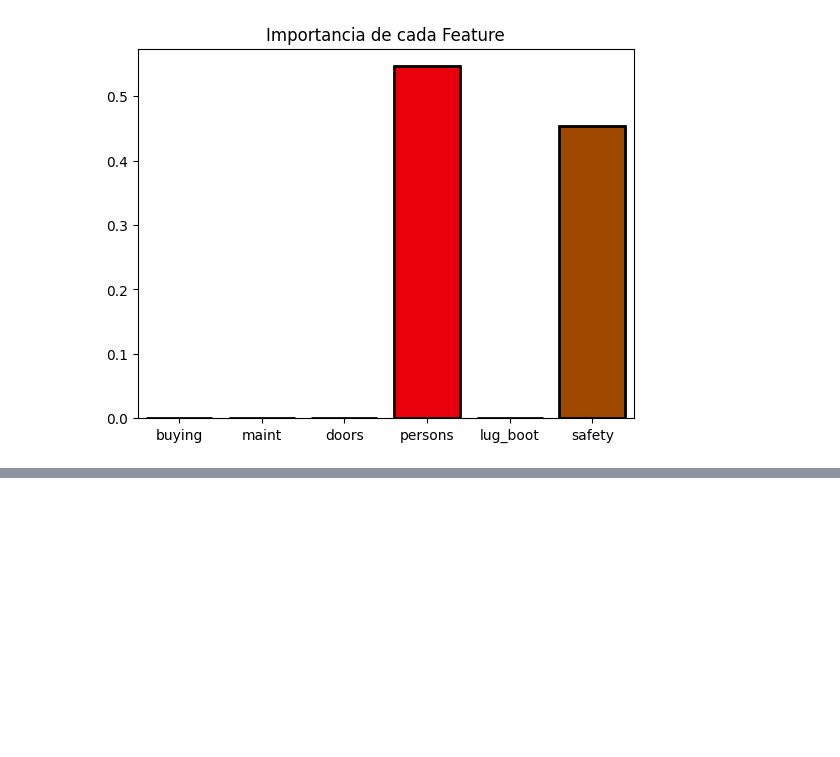
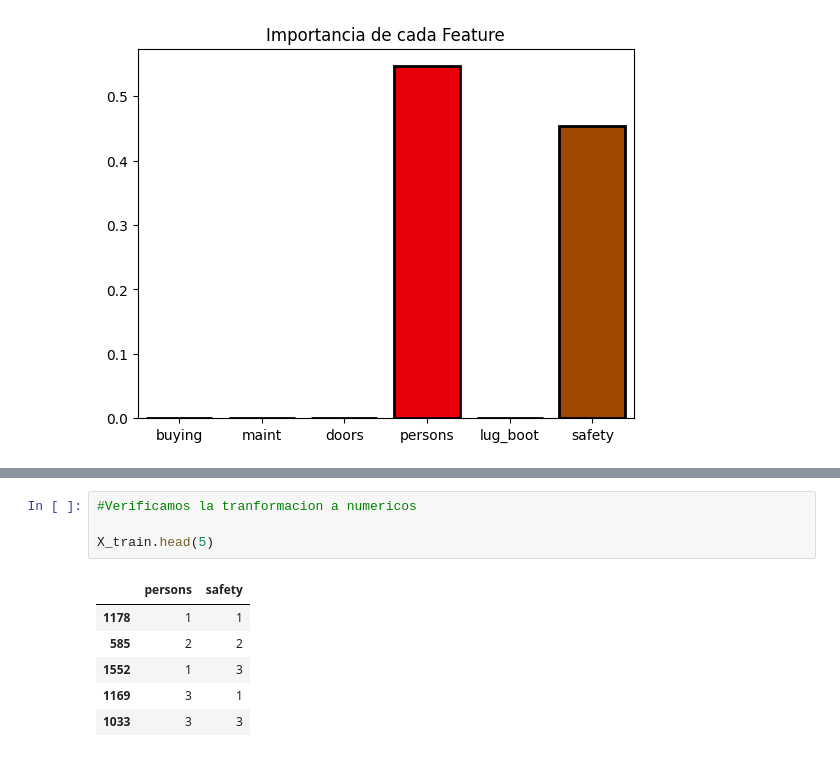
Before and after one commit to dparedes616/Tree-and-RF, a Jupyter notebook: Arbol_Proyecto_Carrros.ipynb, the cells around one changed output, grey strips where cells are left out. Drawn from its saved outputs; the diff is of its cells as text; blank space fills up the shorter version.

```diff
--- a/Arbol_Proyecto_Carrros.ipynb
+++ b/Arbol_Proyecto_Carrros.ipynb
@@ -213,0 +280,11 @@ plt.show()
+# %%
+#Verificamos la tranformacion a numericos
+
+X_train.head(5)
+# %% [output]
+|  | persons | safety |
+| 1178 | 1 | 1 |
+| 585 | 2 | 2 |
+| 1552 | 1 | 3 |
+| 1169 | 3 | 1 |
+| 1033 | 3 | 3 |
```
Also changed, not shown: parts of 14 cells of this notebook.
